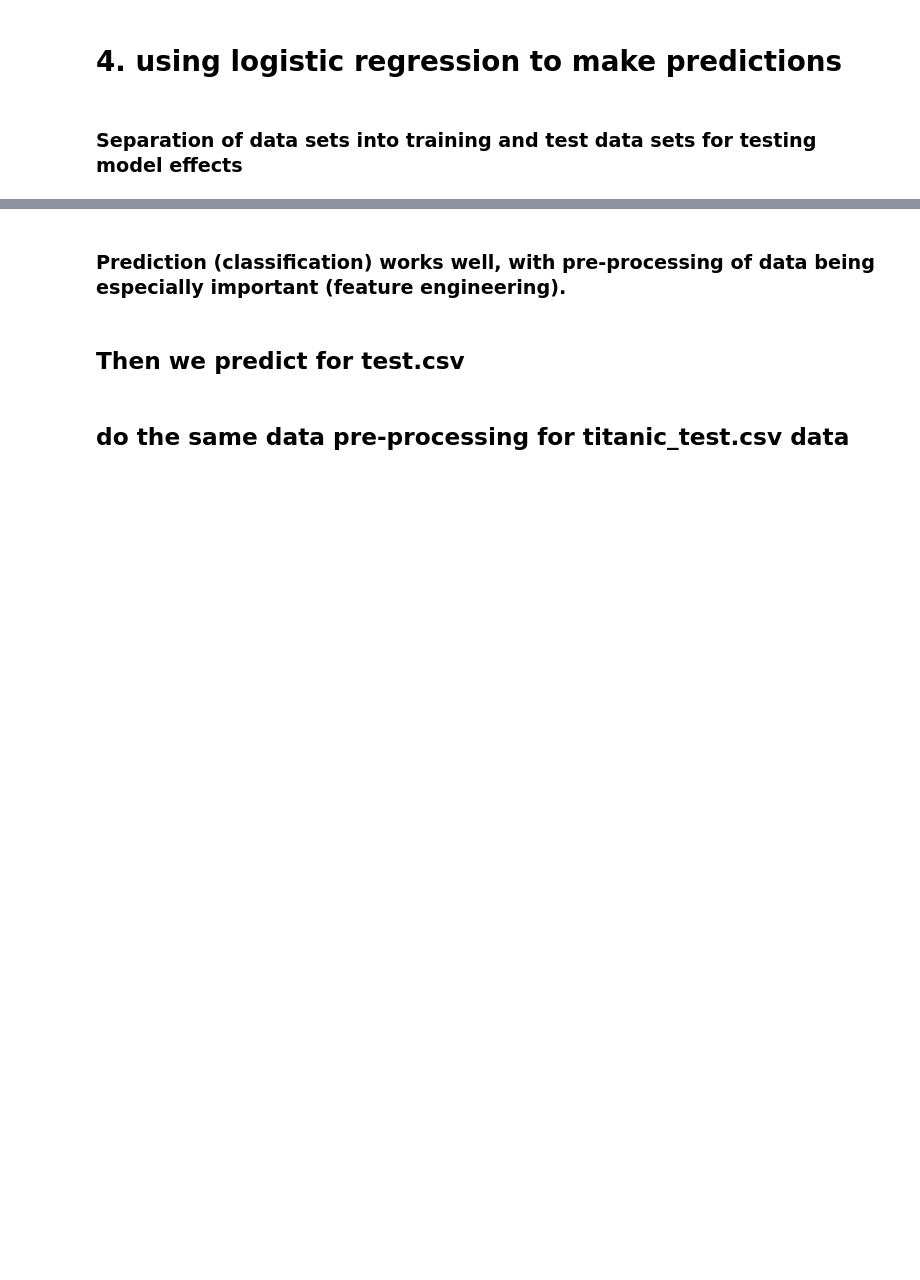
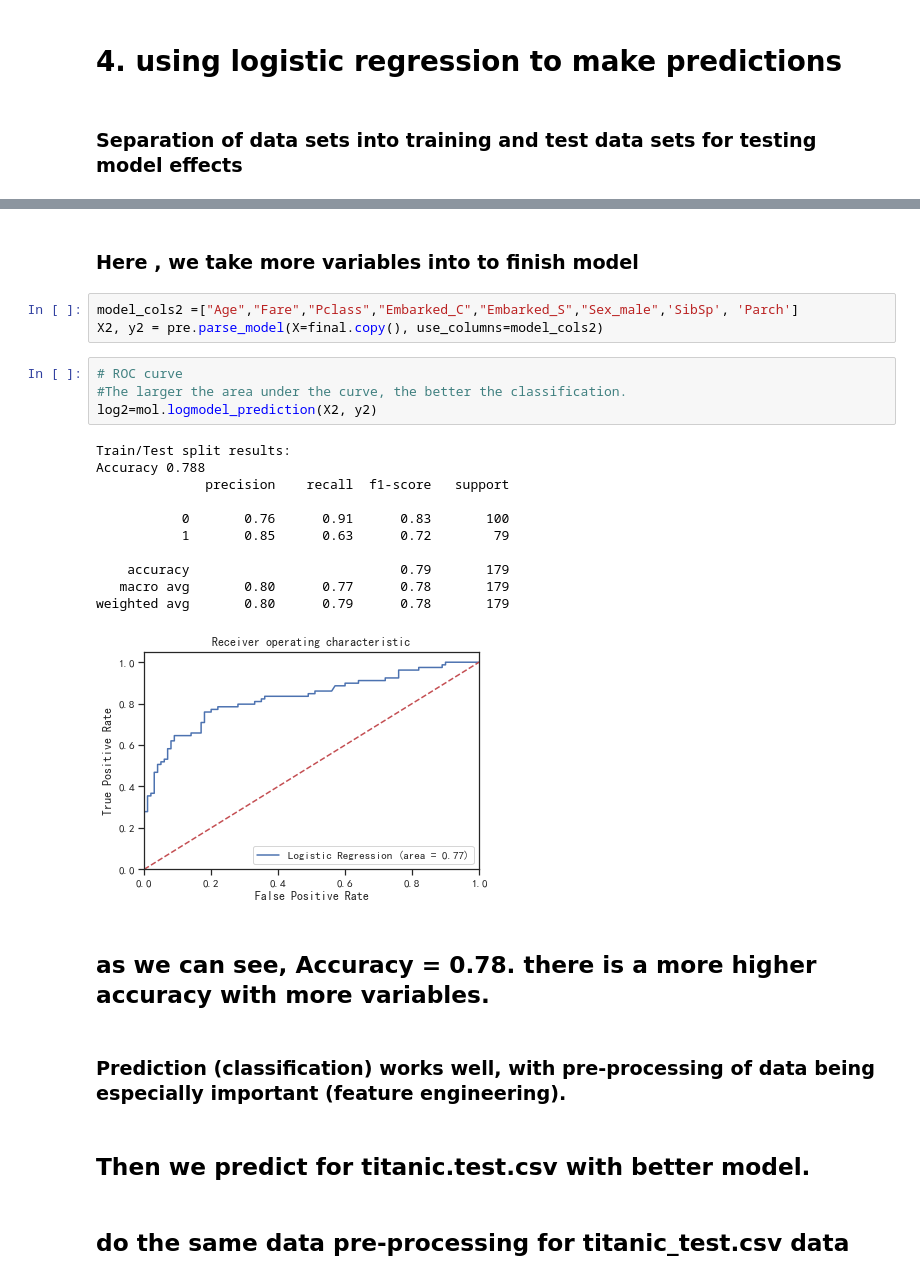
Before and after one commit to shaokexin/Project-of-DataScience, a Jupyter notebook: exercice_titanic.ipynb, the cells around one changed output, grey strips where cells are left out. Drawn from its saved outputs; the diff is of its cells as text; blank space fills up the shorter version.

```diff
--- a/exercice_titanic.ipynb
+++ b/exercice_titanic.ipynb
@@ -498,7 +427,30 @@ plt.show()
+# %% [markdown]
+### Here , we take more variables into to finish model
+# %%
+model_cols2 =["Age","Fare","Pclass","Embarked_C","Embarked_S","Sex_male",'SibSp', 'Parch']
+X2, y2 = pre.parse_model(X=final.copy(), use_columns=model_cols2)
+# %%
+# ROC curve
+#The larger the area under the curve, the better the classification.
+log2=mol.logmodel_prediction(X2, y2)
+# %% [output]
+Train/Test split results:
+Accuracy 0.788
+              precision    recall  f1-score   support
+
+           0       0.76      0.91      0.83       100
+           1       0.85      0.63      0.72        79
+
+    accuracy                           0.79       179
+   macro avg       0.80      0.77      0.78       179
+weighted avg       0.80      0.79      0.78       179
+[figure, added]
+# %% [markdown]
+## as we can see, Accuracy = 0.78.  there is a more higher accuracy with more variables.
 # %% [markdown]
 ### Prediction (classification) works well, with pre-processing of data being especially important (feature engineering).
 # %% [markdown]
-## Then we predict for test.csv
+## Then we predict for titanic.test.csv with better  model.
 # %% [markdown]
 ## do the same data pre-processing for titanic_test.csv data
 # %%
```
Also changed, not shown: parts of 28 cells of this notebook.
